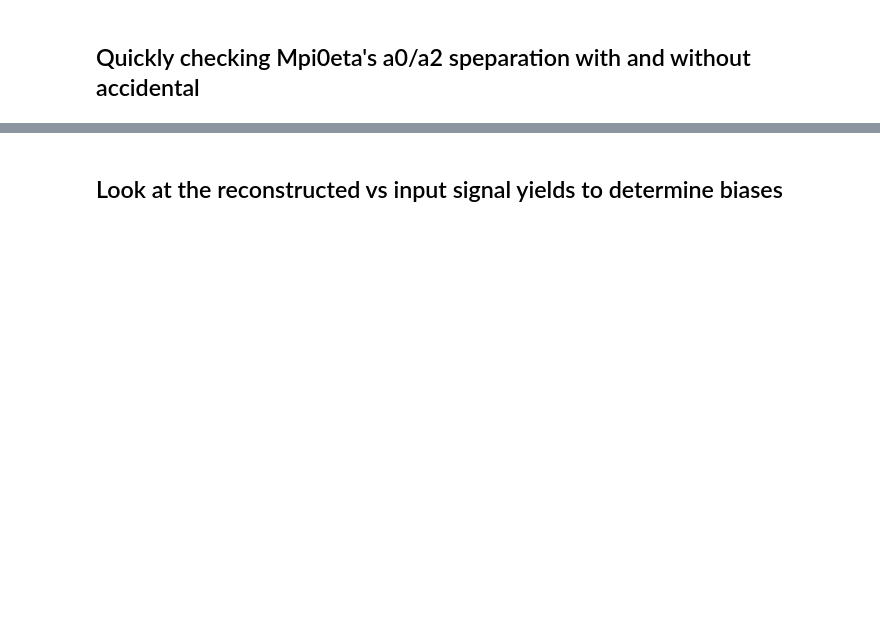
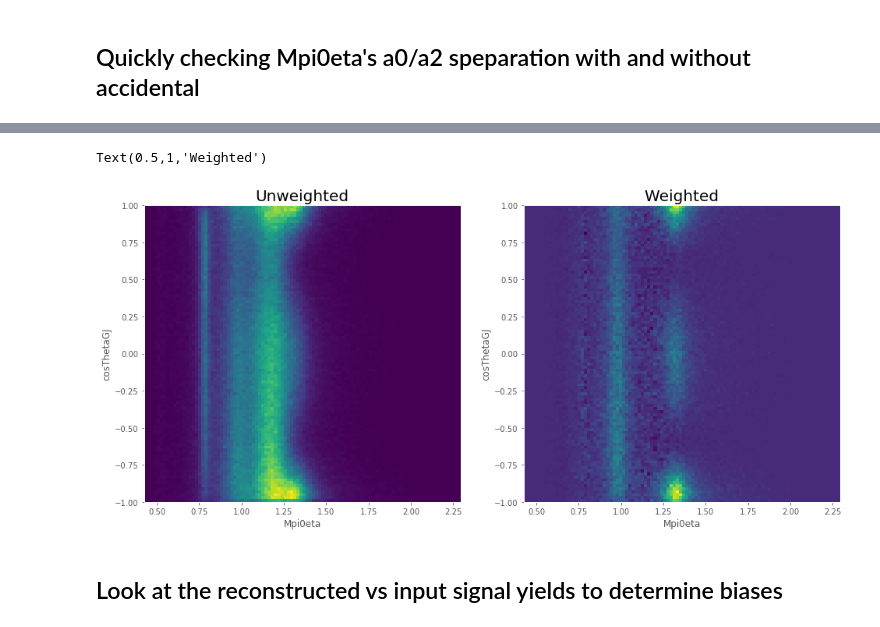
Before and after one commit to lan13005/q-values, a Jupyter notebook: qValueDiagnostic.ipynb, the cells around one changed output, grey strips where cells are left out. Drawn from its saved outputs; the diff is of its cells as text; code cells hidden in the pictures; blank space fills up the shorter version.

```diff
--- a/qValueDiagnostic.ipynb
+++ b/qValueDiagnostic.ipynb
@@ -34,3 +97,19 @@ kDim=configDict["_SET_kDim"]
+# %%
+fig,ax=plt.subplots(1,2,figsize=(16,7))
+ax=ax.flatten()
+_=ax[0].hist2d(x=data.Mpi0eta,y=data.cosTheta_eta_gj,bins=(100,100))
+ax[0].grid(False)
+ax[0].set_xlabel("Mpi0eta")
+ax[0].set_ylabel("cosThetaGJ")
+ax[0].set_title("Unweighted",size=20)
+_=ax[1].hist2d(x=data.Mpi0eta,y=data.cosTheta_eta_gj,weights=data.weightASBS,bins=(100,100))
+ax[1].grid(False)
+ax[1].set_xlabel("Mpi0eta")
+ax[1].set_ylabel("cosThetaGJ")
+ax[1].set_title("Weighted",size=20)
+# %% [output]
+Text(0.5,1,'Weighted')
+[figure, added]
 # %% [markdown]
 ## Look at the reconstructed vs input signal yields to determine biases
 # %%
```
Also changed, not shown: parts of 27 cells of this notebook, 16 other files.
